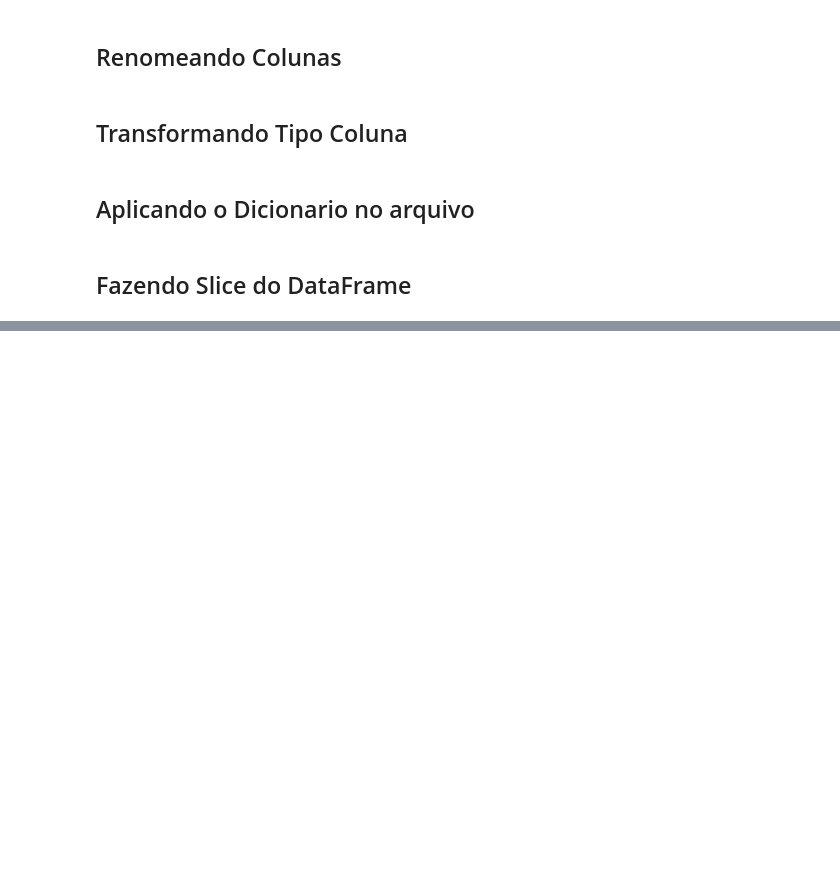
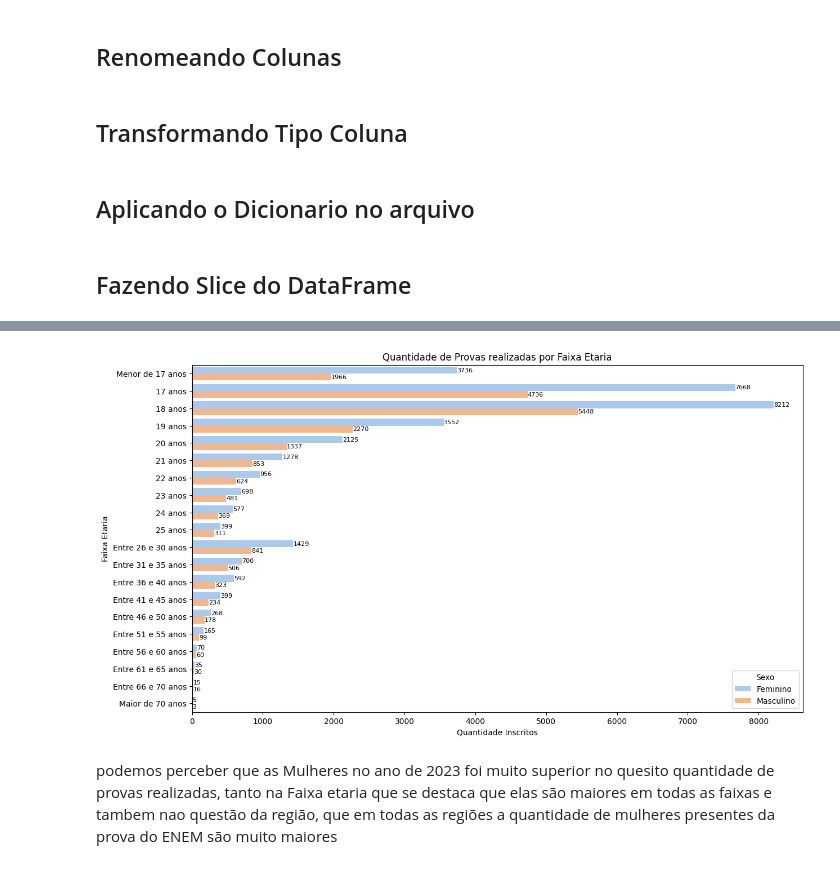
Before and after one commit to Leo-Brasil/ENEM, a Jupyter notebook: microdados.ipynb, the cells around one changed output, grey strips where cells are left out. Saved outputs shown, nothing was run; the diff lists cells and outputs as text; code cells hidden in the pictures; blank space fills up the shorter version.

```diff
--- a/microdados.ipynb
+++ b/microdados.ipynb
@@ -162,0 +178,17 @@ amostra.to_csv("dados_reduzidos.csv", index=False, encoding="latin1", sep=";")
+# %%
+ordem_faixa_etaria = sorted(amostra['Faixa Etaria'].unique())
+if 'Menor de 17 anos' in ordem_faixa_etaria:
+    ordem_faixa_etaria.remove('Menor de 17 anos')
+    ordem_faixa_etaria.insert(0,'Menor de 17 anos')
+plt.figure(figsize= (14,8))
+contagem_estado = sns.countplot(amostra,y='Faixa Etaria', palette='pastel', hue = 'Sexo', order = ordem_faixa_etaria)
+contagem_estado.set_xlabel('Quantidade Inscritos')
+contagem_estado.set_ylabel('Faixa Etaria')
+for container in contagem_estado.containers:
+    contagem_estado.bar_label(container, fmt = '%d', fontsize = 8)
+contagem_estado.set_title ('Quantidade de Provas realizadas por Faixa Etaria')
+plt.show()
+# %% [output]
+[figure, added]
+# %% [markdown]
+podemos perceber que as Mulheres no ano de 2023 foi muito superior no quesito quantidade de provas realizadas, tanto na Faixa etaria que se destaca que elas são maiores em todas as faixas e tambem nao questão da região, que em todas as regiões a quantidade de mulheres presentes da prova do ENEM são muito maiores
```
Also changed, not shown: parts of 7 cells of this notebook.
